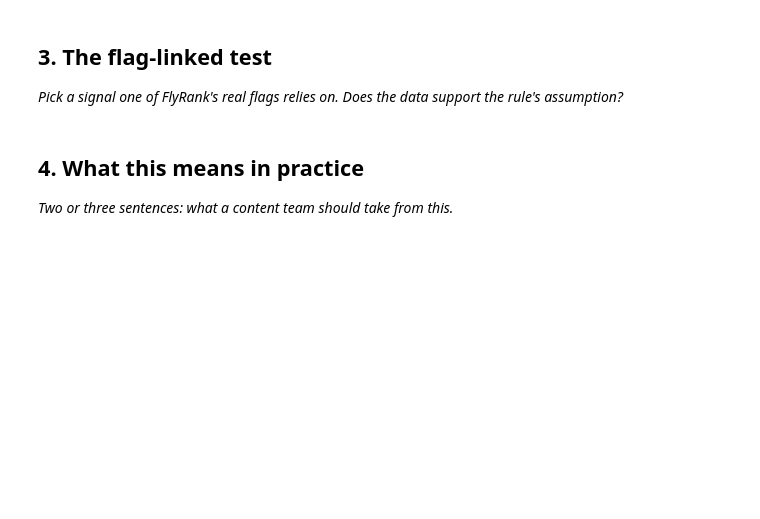
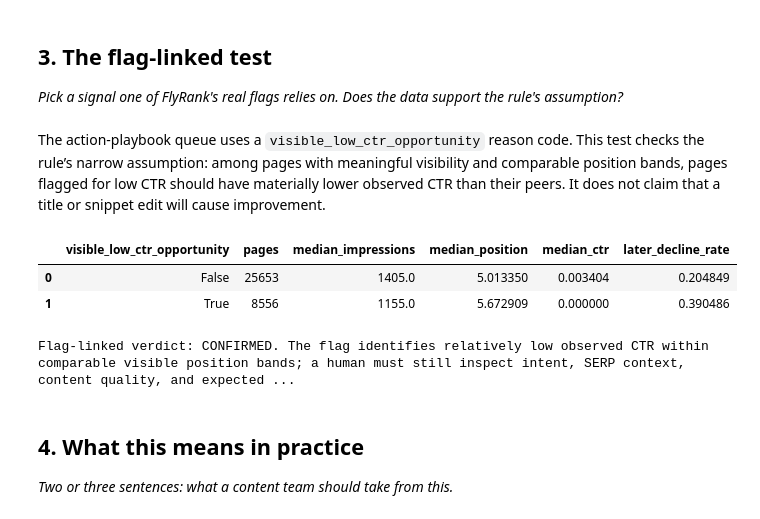
Before and after one commit to Ezgicode/FlyRAnk-AI, a Jupyter notebook: work/notebooks/w04_signal_audit.ipynb, the cells around one changed output. Drawn from its saved outputs; the diff is of its cells as text; code cells hidden in the pictures; blank space fills up the shorter version.

```diff
--- a/work/notebooks/w04_signal_audit.ipynb
+++ b/work/notebooks/w04_signal_audit.ipynb
@@ -32,3 +320,71 @@ This skeleton is yours to fill. Work the sections **in order** — each one has
+# %% [markdown]
+The action-playbook queue uses a `visible_low_ctr_opportunity` reason code. This test checks the rule’s narrow assumption: among pages with meaningful visibility and comparable position bands, pages flagged for low CTR should have materially lower observed CTR than their peers. It does not claim that a title or snippet edit will cause improvement.
+# %%
+flag_audit = feature_frame.copy()
+
+# Keep pages with enough observed visibility for a meaningful CTR comparison.
+flag_audit = flag_audit[
+    (flag_audit["prior_15d_impressions"] >= 500)
+    & (flag_audit["prior_15d_avg_position"] > 0)
+    & (flag_audit["prior_15d_avg_position"] <= 20)
+].copy()
+
+flag_audit["position_band"] = pd.cut(
+    flag_audit["prior_15d_avg_position"],
+    bins=[0, 3, 10, 20],
+    labels=["1–3", "4–10", "11–20"],
+    include_lowest=True,
+)
+
+# Compare CTR only within position bands.
+flag_audit["band_ctr_q25"] = (
+    flag_audit.groupby("position_band", observed=False)["prior_15d_ctr"]
+    .transform(lambda s: s.quantile(0.25))
+)
+
+flag_audit["visible_low_ctr_opportunity"] = (
+    flag_audit["prior_15d_ctr"] <= flag_audit["band_ctr_q25"]
+)
+
+flag_summary = (
+    flag_audit.groupby("visible_low_ctr_opportunity")
+    .agg(
+        pages=("content_hash_id", "size"),
+        median_impressions=("prior_15d_impressions", "median"),
+        median_position=("prior_15d_avg_position", "median"),
+        median_ctr=("prior_15d_ctr", "median"),
+        later_decline_rate=("is_next_15d_declining", "mean"),
+    )
+    .reset_index()
+)
+
+display(flag_summary)
+
+flagged_ctr = flag_summary.loc[
+    flag_summary["visible_low_ctr_opportunity"], "median_ctr"
+].iloc[0]
+
+unflagged_ctr = flag_summary.loc[
+    ~flag_summary["visible_low_ctr_opportunity"], "median_ctr"
+].iloc[0]
+
+flag_verdict = (
+    "CONFIRMED"
+    if flagged_ctr < unflagged_ctr
+    else "MIXED"
+)
+
+print(
+    "Flag-linked verdict: "
+    f"{flag_verdict}. The flag identifies relatively low observed CTR within "
+    "comparable visible position bands; a human must still inspect intent, "
+    "SERP context, content quality, and expected value."
+)
+# %% [output]
+|  | visible_low_ctr_opportunity | pages | median_impressions | median_position | median_ctr | later_decline_rate |
+| 0 | False | 25653 | 1405.0 | 5.013350 | 0.003404 | 0.204849 |
+| 1 | True | 8556 | 1155.0 | 5.672909 | 0.000000 | 0.390486 |
+Flag-linked verdict: CONFIRMED. The flag identifies relatively low observed CTR within comparable visible position bands; a human must still inspect intent, SERP context, content quality, and expected ...
 # %% [markdown]
 ## 4. What this means in practice
 
```
Also changed, not shown: parts of 11 cells of this notebook.
